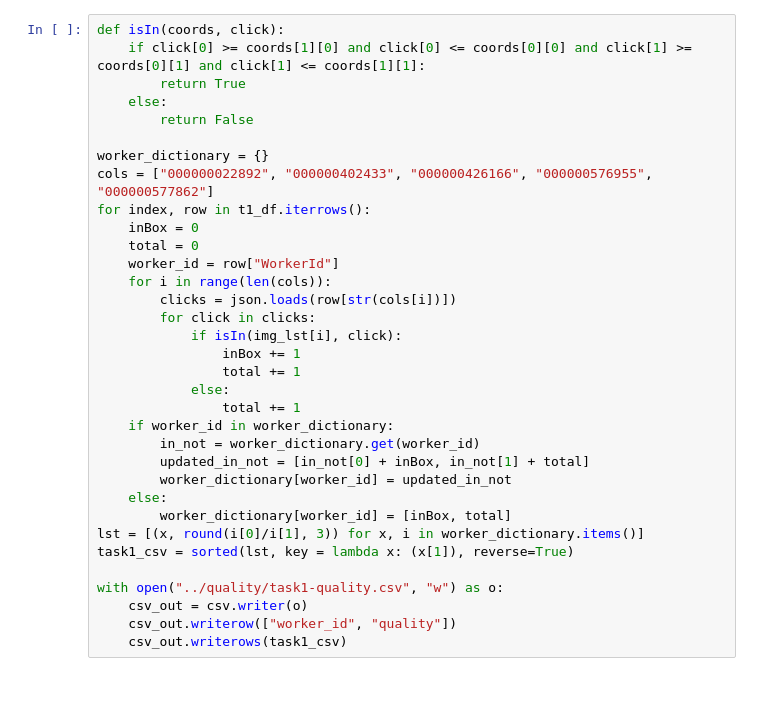
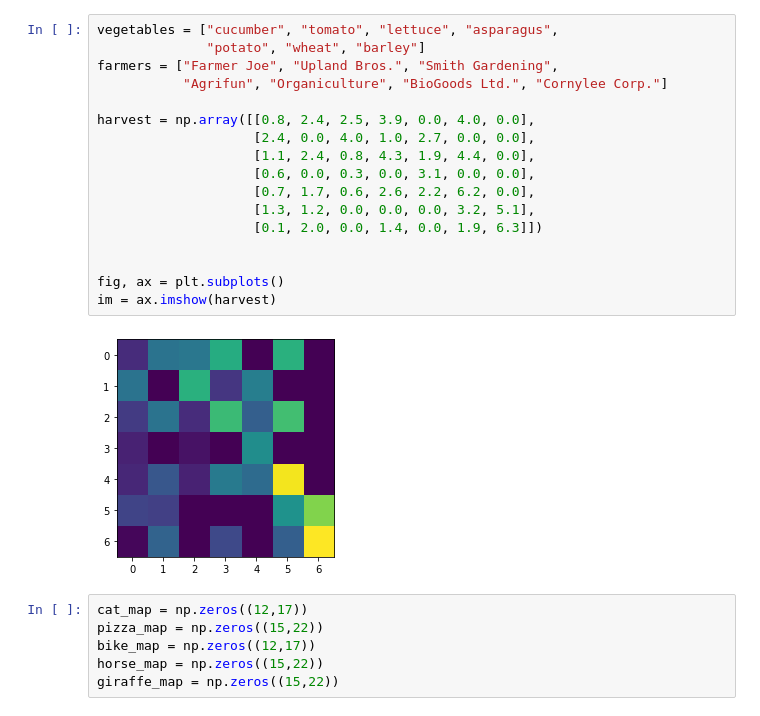
Before and after one commit to kimyoonduk/image-reveal-game, a Jupyter notebook: notebook/task1-aggregation.ipynb, the cells around one changed output. Saved outputs shown, nothing was run; the diff lists cells and outputs as text; blank space fills up the shorter version.

```diff
--- a/notebook/task1-aggregation.ipynb
+++ b/notebook/task1-aggregation.ipynb
@@ -91,34 +8,25 @@ img_lst = [cat, pizza, bike, horse, giraffe]
-# %%
-def isIn(coords, click):
-    if click[0] >= coords[1][0] and click[0] <= coords[0][0] and click[1] >= coords[0][1] and click[1] <= coords[1][1]:
-        return True
-    else:
-        return False
-
-worker_dictionary = {}
-cols = ["000000022892", "000000402433", "000000426166", "000000576955", "000000577862"]
-for index, row in t1_df.iterrows():
-    inBox = 0
-    total = 0
-    worker_id = row["WorkerId"]
-    for i in range(len(cols)):
-        clicks = json.loads(row[str(cols[i])])
-        for click in clicks:
-            if isIn(img_lst[i], click):
-                inBox += 1
-                total += 1
-            else:
-                total += 1
-    if worker_id in worker_dictionary:
-        in_not = worker_dictionary.get(worker_id)
-        updated_in_not = [in_not[0] + inBox, in_not[1] + total]
-        worker_dictionary[worker_id] = updated_in_not
-    else:
-        worker_dictionary[worker_id] = [inBox, total]
-lst = [(x, round(i[0]/i[1], 3)) for x, i in worker_dictionary.items()]
-task1_csv = sorted(lst, key = lambda x: (x[1]), reverse=True)
-
-with open("../quality/task1-quality.csv", "w") as o:
-    csv_out = csv.writer(o)
-    csv_out.writerow(["worker_id", "quality"])
-    csv_out.writerows(task1_csv)
+# %%
+vegetables = ["cucumber", "tomato", "lettuce", "asparagus",
+              "potato", "wheat", "barley"]
+farmers = ["Farmer Joe", "Upland Bros.", "Smith Gardening",
+           "Agrifun", "Organiculture", "BioGoods Ltd.", "Cornylee Corp."]
+
+harvest = np.array([[0.8, 2.4, 2.5, 3.9, 0.0, 4.0, 0.0],
+                    [2.4, 0.0, 4.0, 1.0, 2.7, 0.0, 0.0],
+                    [1.1, 2.4, 0.8, 4.3, 1.9, 4.4, 0.0],
+                    [0.6, 0.0, 0.3, 0.0, 3.1, 0.0, 0.0],
+                    [0.7, 1.7, 0.6, 2.6, 2.2, 6.2, 0.0],
+                    [1.3, 1.2, 0.0, 0.0, 0.0, 3.2, 5.1],
+                    [0.1, 2.0, 0.0, 1.4, 0.0, 1.9, 6.3]])
+
+
+fig, ax = plt.subplots()
+im = ax.imshow(harvest)
+# %% [output]
+[figure, added]
+# %%
+cat_map = np.zeros((12,17))
+pizza_map = np.zeros((15,22))
+bike_map = np.zeros((12,17))
+horse_map = np.zeros((15,22))
+giraffe_map = np.zeros((15,22))
```
Also changed, not shown: parts of 15 cells of this notebook.
